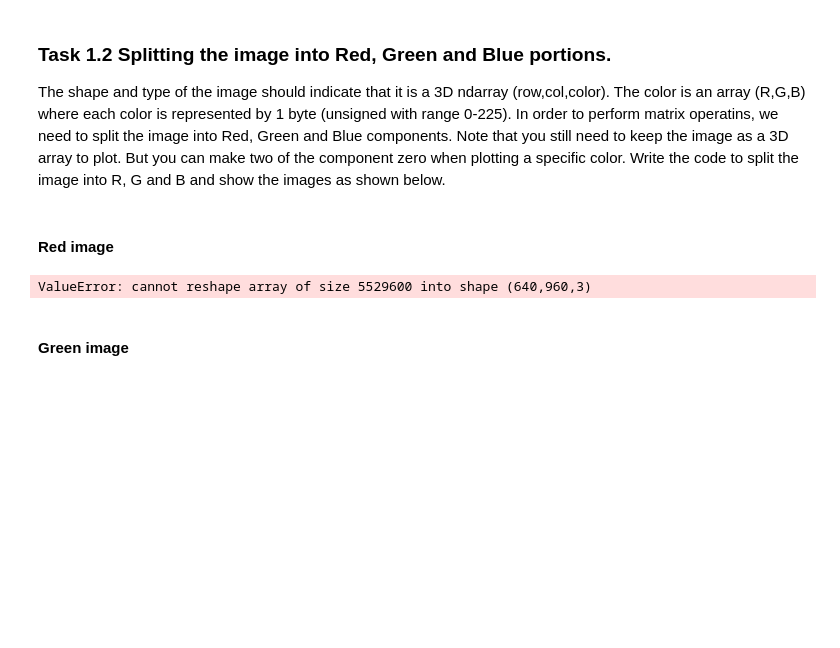
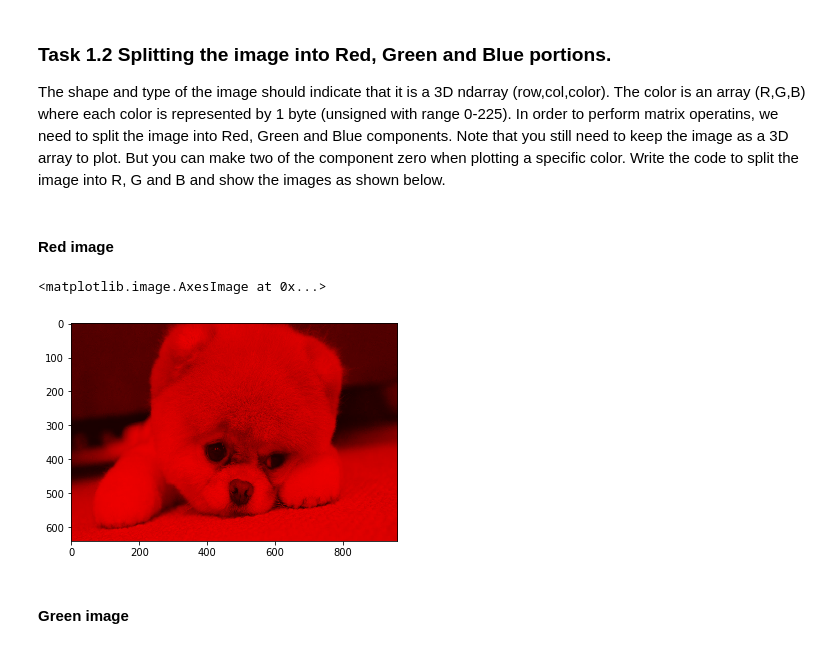
Before and after one commit to yaooo/DataScience, a Jupyter notebook: Lab5/Release V3 - Lab 5 - Image Processing.ipynb, the cells around one changed output. Saved outputs shown, nothing was run; the diff lists cells and outputs as text; code cells hidden in the pictures; blank space fills up the shorter version.

```diff
--- a/Lab5/Release V3 - Lab 5 - Image Processing.ipynb
+++ b/Lab5/Release V3 - Lab 5 - Image Processing.ipynb
@@ -36,8 +36,8 @@ In this part of the lab, we learn how to read an image into a ndarray and manipu
 IMPORTANT: The row and column dimensions of the two images must be the same. If not, you can use paint or other tools to rescale your test images.
 # %%
 # This will help test the code with different test images
-image1 = 'data/soap-bubble.jpg'
-image2 = 'data/cat.jpg'
+image2 = 'data/soap-bubble.jpg'
+image1 = 'data/puppy.jpg'
 # %% [markdown]
 ### Task 1.1  Reading the image
 In this first task, we would like you to read any jpg image into an ndarray using matplotlib.image.imread. Using matplotlib.pyplot.plt.imshow, you should be able to show the image on your notebook. Also print the dimensions of the image and type of the image in the notebook as shown. Please use your own image and other images for testing this. We will use many random images to see if your algorithm is correct. Both images must be the same dimensions.
@@ -73,15 +75,15 @@ The shape and type of the image should indicate that it is a 3D ndarray (row,col
 # %%
 ## TASK 1.2.1 Display the image using only the RED pixel values
 ## BEGIN SOLUTION
-a = im1.copy()
-
-a1 = np.array([(x, y, z) for x, y, z in np.ndindex(a.shape)])
-
-plt.imshow(a1.reshape(a.shape))
+plt.figure()
+tmp_im = np.zeros(im1.shape, dtype="uint8")
+tmp_im[:,:,0] = im1[:,:,0]
+plt.imshow(tmp_im)
 
 ## END SOLUTION
 # %% [output]
-ValueError: cannot reshape array of size 5529600 into shape (640,960,3)
+<matplotlib.image.AxesImage at 0x...>
+[figure, added]
 # %% [markdown]
 #### Green image
 # %%
```
Also changed, not shown: parts of 13 cells of this notebook, 1 other file.
